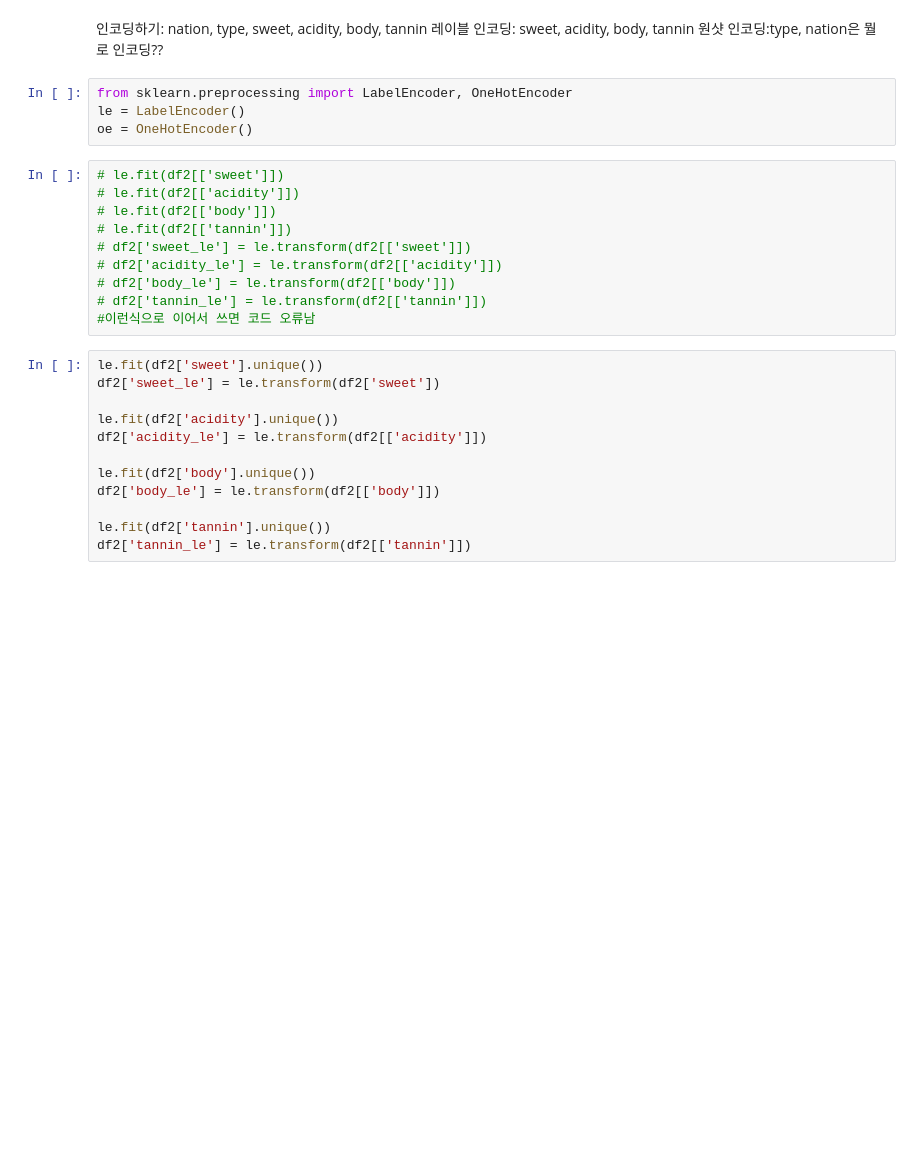
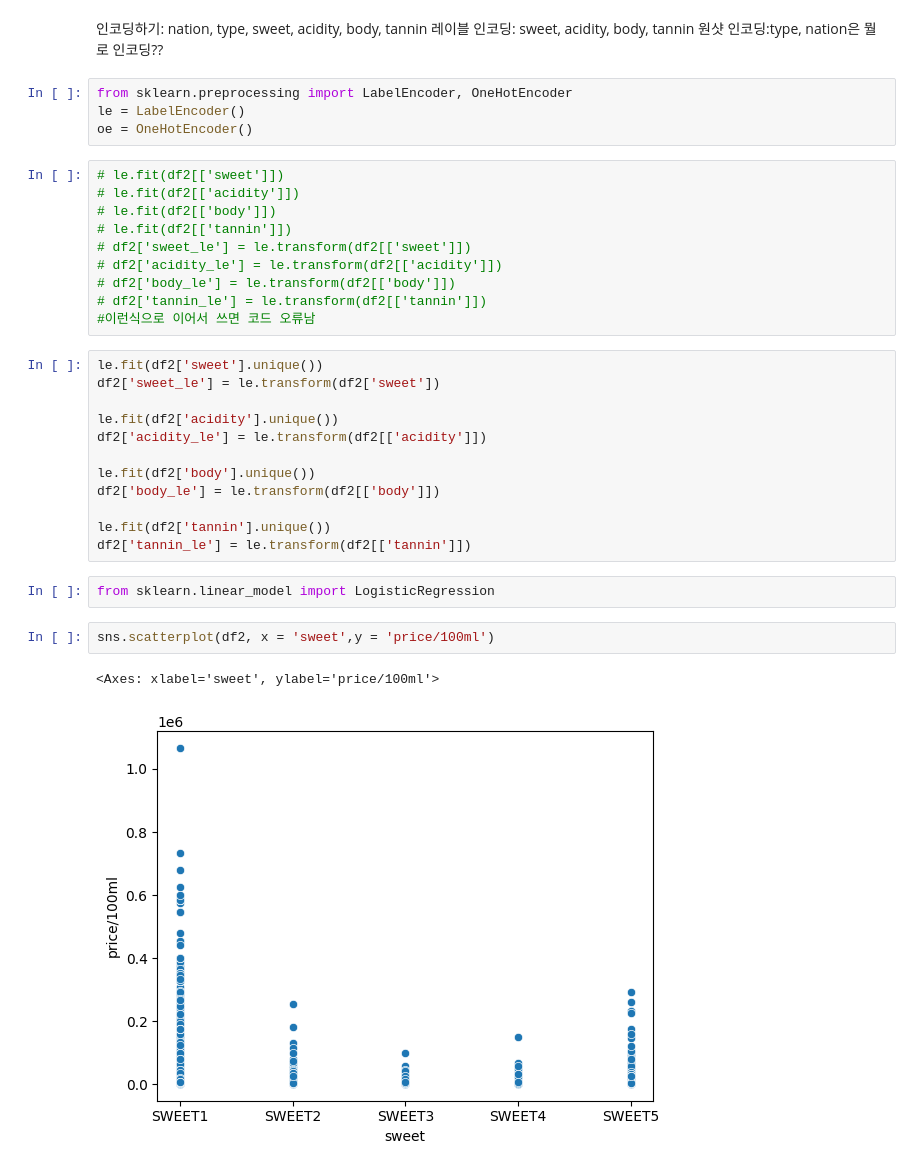
Before and after one commit to elodyyy8/sparta_ml, a Jupyter notebook: 와인가격예측하기.ipynb, the cells around one changed output. Saved outputs shown, nothing was run; the diff lists cells and outputs as text; blank space fills up the shorter version.

```diff
--- a/와인가격예측하기.ipynb
+++ b/와인가격예측하기.ipynb
@@ -283,3 +292,10 @@ df2['body_le'] = le.transform(df2[['body']])
 
 le.fit(df2['tannin'].unique())
 df2['tannin_le'] = le.transform(df2[['tannin']])
+# %%
+from sklearn.linear_model import LogisticRegression
+# %%
+sns.scatterplot(df2, x = 'sweet',y = 'price/100ml')
+# %% [output]
+<Axes: xlabel='sweet', ylabel='price/100ml'>
+[figure, added]
```
Also changed, not shown: parts of 6 cells of this notebook.
